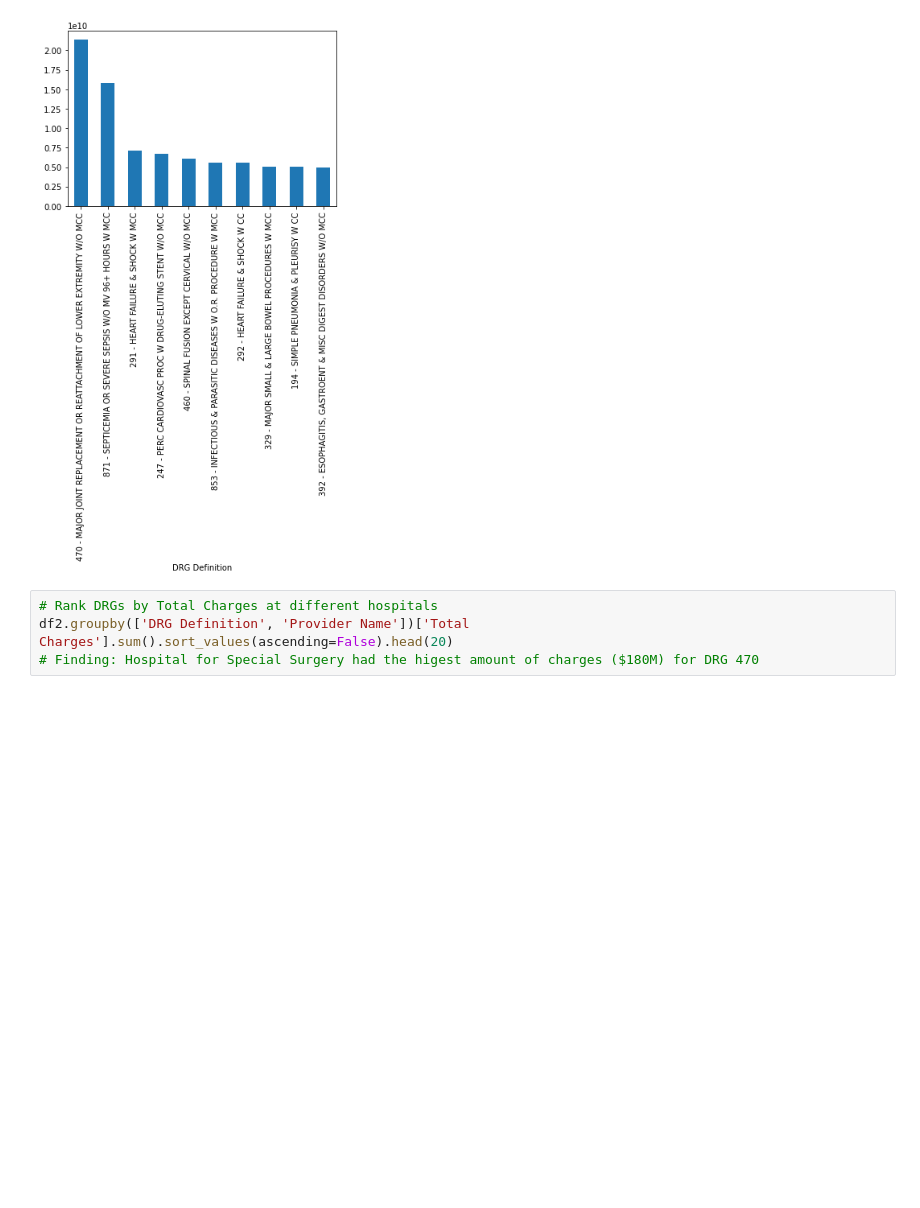
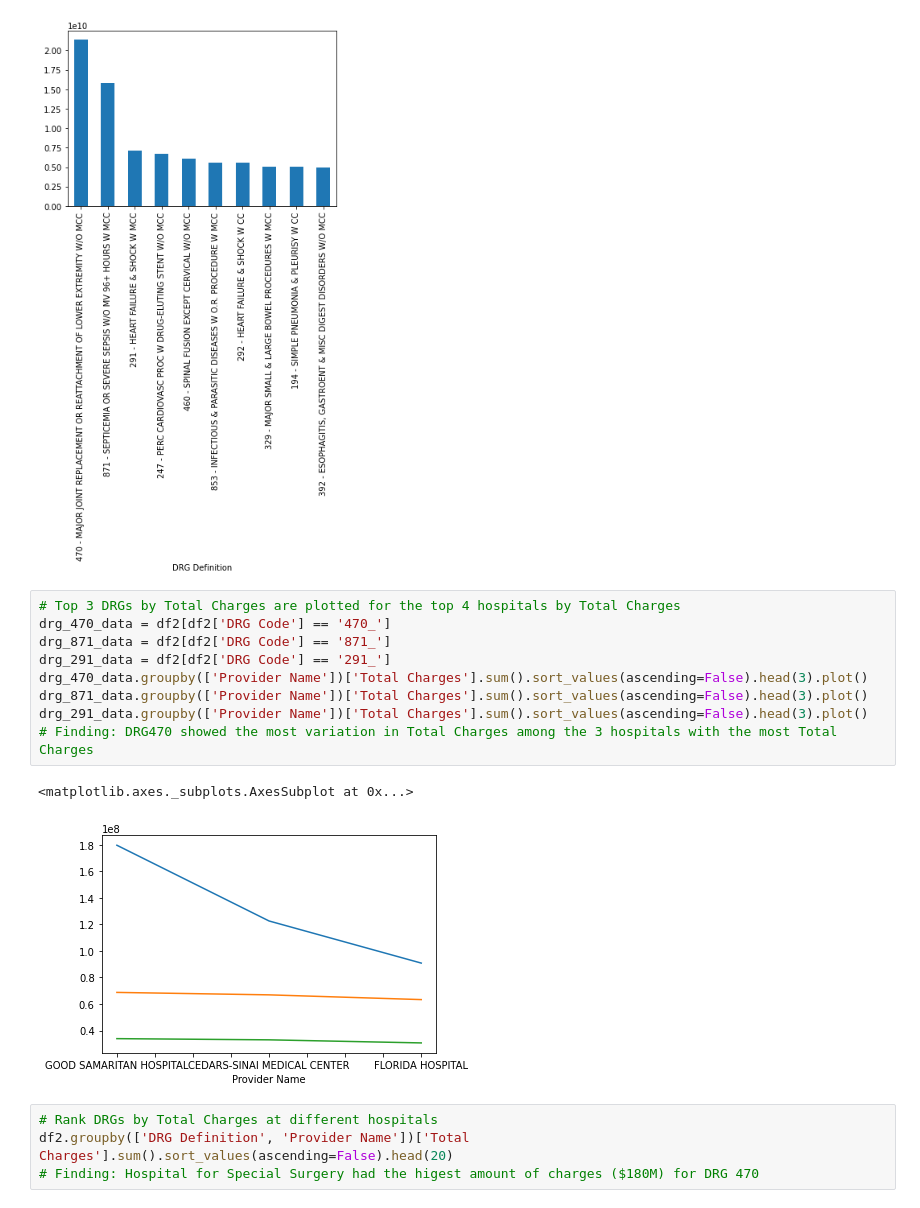
Before and after one commit to tuccib/CUNY-LAG, a Jupyter notebook: 210727_Project_3_2.ipynb, the cells around one changed output. Saved outputs shown, nothing was run; the diff lists cells and outputs as text; blank space fills up the shorter version.

```diff
--- a/210727_Project_3_2.ipynb
+++ b/210727_Project_3_2.ipynb
@@ -108,6 +108,18 @@ df2.groupby(['DRG Definition'])['Total Charges'].sum().sort_values(ascending=Fal
 # %% [output]
 <matplotlib.axes._subplots.AxesSubplot at 0x...>
 [figure]
+# %%
+# Top 3 DRGs by Total Charges are plotted for the top 4 hospitals by Total Charges
+drg_470_data = df2[df2['DRG Code'] == '470_']
+drg_871_data = df2[df2['DRG Code'] == '871_']
+drg_291_data = df2[df2['DRG Code'] == '291_']
+drg_470_data.groupby(['Provider Name'])['Total Charges'].sum().sort_values(ascending=False).head(3).plot()
+drg_871_data.groupby(['Provider Name'])['Total Charges'].sum().sort_values(ascending=False).head(3).plot()
+drg_291_data.groupby(['Provider Name'])['Total Charges'].sum().sort_values(ascending=False).head(3).plot()
+# Finding: DRG470 showed the most variation in Total Charges among the 3 hospitals with the most Total Charges
+# %% [output]
+<matplotlib.axes._subplots.AxesSubplot at 0x...>
+[figure, added]
 # %%
 # Rank DRGs by Total Charges at different hospitals
 df2.groupby(['DRG Definition', 'Provider Name'])['Total Charges'].sum().sort_values(ascending=False).head(20)
```
